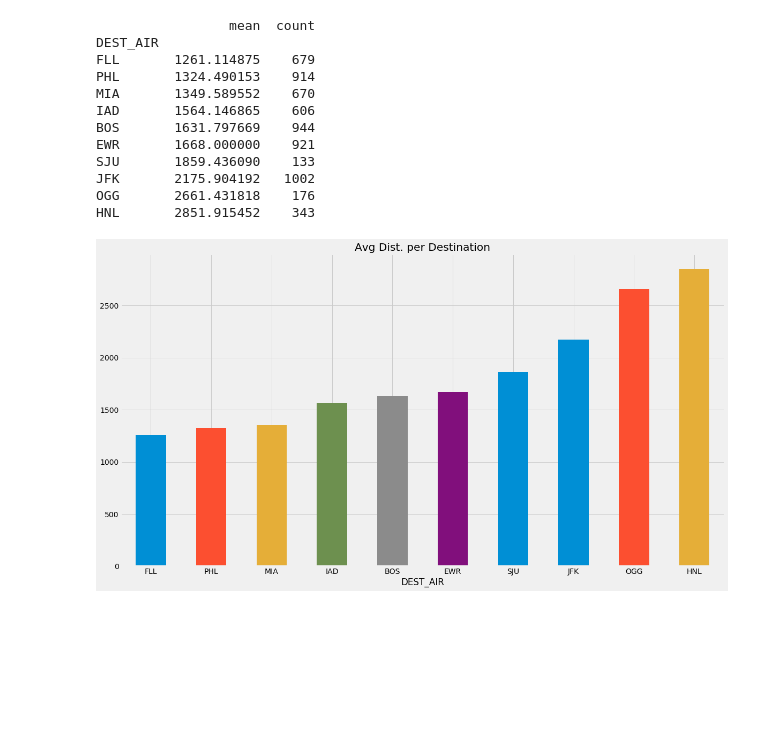
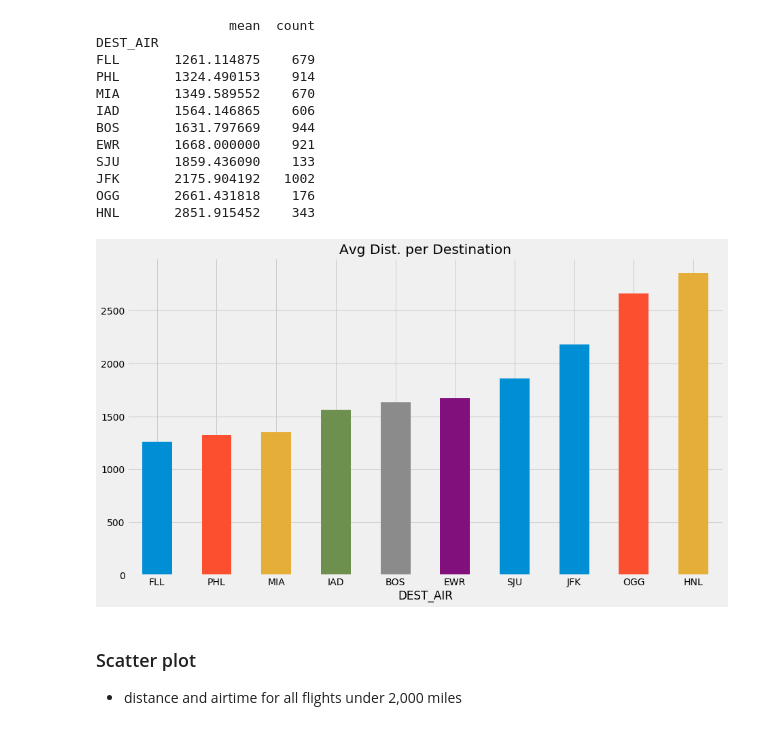
Before and after one commit to edwards158/DataScienceMachineLearning, a Jupyter notebook: DataScienceNotebooks/VisualisingFlightsDataset.ipynb, the cells around one changed output. Drawn from its saved outputs; the diff is of its cells as text; code cells hidden in the pictures; blank space fills up the shorter version.

```diff
--- a/DataScienceNotebooks/VisualisingFlightsDataset.ipynb
+++ b/DataScienceNotebooks/VisualisingFlightsDataset.ipynb
@@ -213,6 +213,9 @@ JFK       2175.904192   1002
 OGG       2661.431818    176
 HNL       2851.915452    343
 # %%
-result.plot(kind='bar',y='mean',rot=0,legend=False,title='Avg Dist. per Destination',figsize=(18,10));
+result.plot(kind='bar',y='mean',rot=0,legend=False,title='Avg Dist. per Destination',figsize=(14,8));
 # %% [output]
-[figure, old version]
+[figure, new version]
+# %% [markdown]
+### Scatter plot
+- distance and airtime for all flights under 2,000 miles
```
Also changed, not shown: parts of 14 cells of this notebook.
